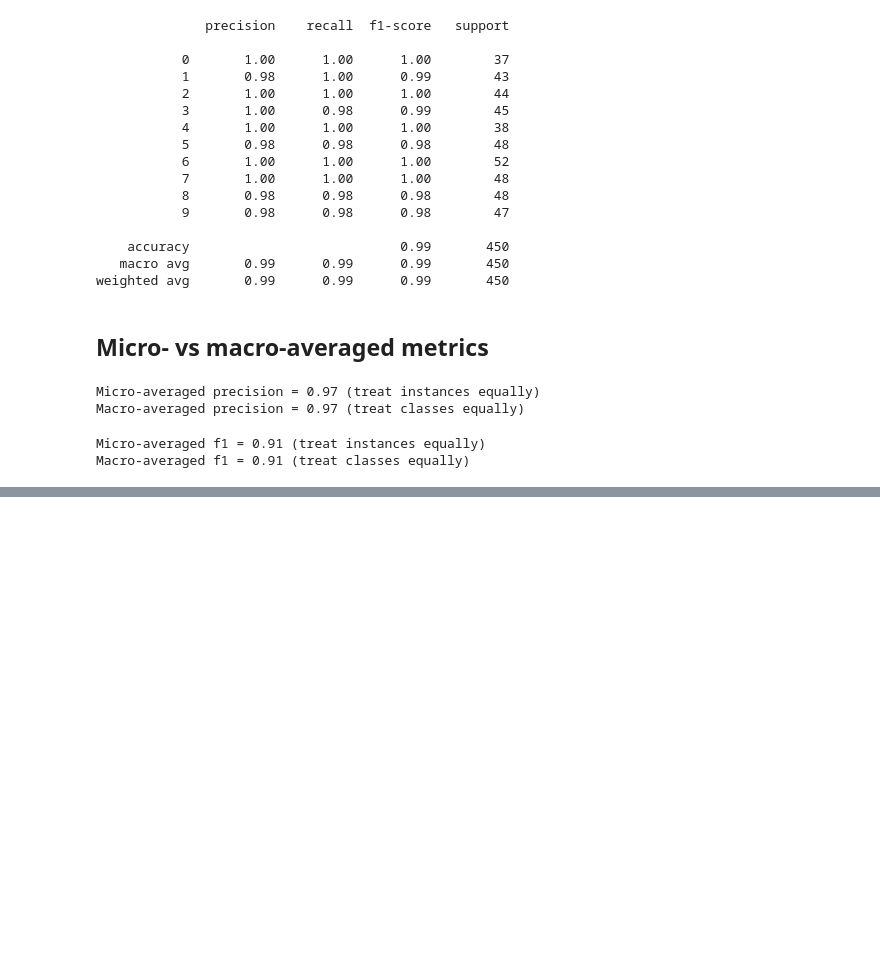
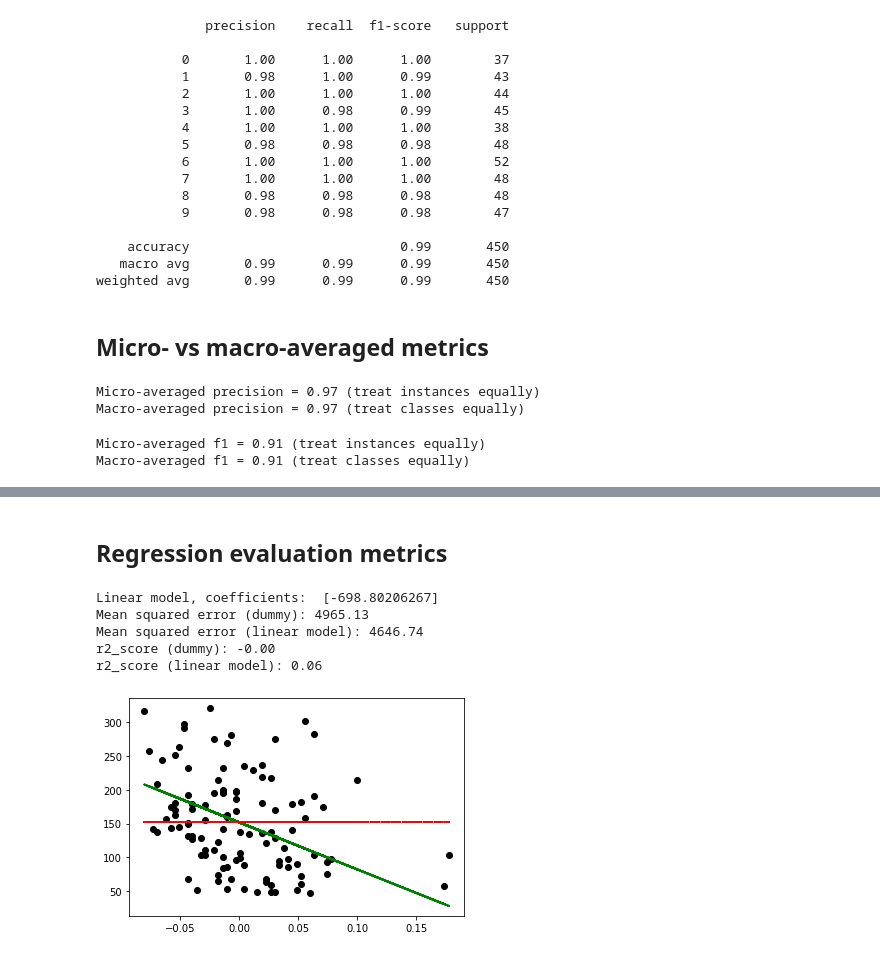
Before and after one commit to Jasc94/Coursera_AppliedDataScience_Specialization, a Jupyter notebook: 3_AppliedMachineLearning/module3.ipynb, the cells around one changed output, grey strips where cells are left out. Cells and saved outputs as stored; diff of their text form; code cells hidden in the pictures; blank space fills up the shorter version.

```diff
--- a/3_AppliedMachineLearning/module3.ipynb
+++ b/3_AppliedMachineLearning/module3.ipynb
@@ -600,0 +621,53 @@ Macro-averaged f1 = 0.91 (treat classes equally)
+# %% [markdown]
+## Regression evaluation metrics
+# %%
+import matplotlib.pyplot as plt
+import numpy as np
+from sklearn.model_selection import train_test_split
+from sklearn import datasets
+from sklearn.linear_model import LinearRegression
+from sklearn.metrics import mean_squared_error, r2_score
+from sklearn.dummy import DummyRegressor
+
+# Load data
+diabetes = datasets.load_diabetes()
+
+# Independent variables
+X = diabetes.data[:, None, 6]
+# Dependent variable
+y = diabetes.target
+
+# Train-test split
+X_train, X_test, y_train, y_test = train_test_split(X, y, random_state=0)
+
+# Model selection and training
+lm = LinearRegression().fit(X_train, y_train)
+# Dummy regressor
+lm_dummy_mean = DummyRegressor(strategy = 'mean').fit(X_train, y_train)
+
+# Predictions
+y_predict = lm.predict(X_test)
+y_predict_dummy_mean = lm_dummy_mean.predict(X_test)
+
+# Metrics
+print('Linear model, coefficients: ', lm.coef_)
+print("Mean squared error (dummy): {:.2f}".format(mean_squared_error(y_test,
+                                                                     y_predict_dummy_mean)))
+print("Mean squared error (linear model): {:.2f}".format(mean_squared_error(y_test, y_predict)))
+print("r2_score (dummy): {:.2f}".format(r2_score(y_test, y_predict_dummy_mean)))
+print("r2_score (linear model): {:.2f}".format(r2_score(y_test, y_predict)))
+
+# Plot outputs
+plt.scatter(X_test, y_test,  color='black')
+plt.plot(X_test, y_predict, color='green', linewidth=2)
+plt.plot(X_test, y_predict_dummy_mean, color='red', linestyle = 'dashed',
+         linewidth=2, label = 'dummy')
+
+plt.show()
+# %% [output]
+Linear model, coefficients:  [-698.80206267]
+Mean squared error (dummy): 4965.13
+Mean squared error (linear model): 4646.74
+r2_score (dummy): -0.00
+r2_score (linear model): 0.06
+[figure, added]
```
Also changed, not shown: parts of 2 cells of this notebook, 7 other files.
